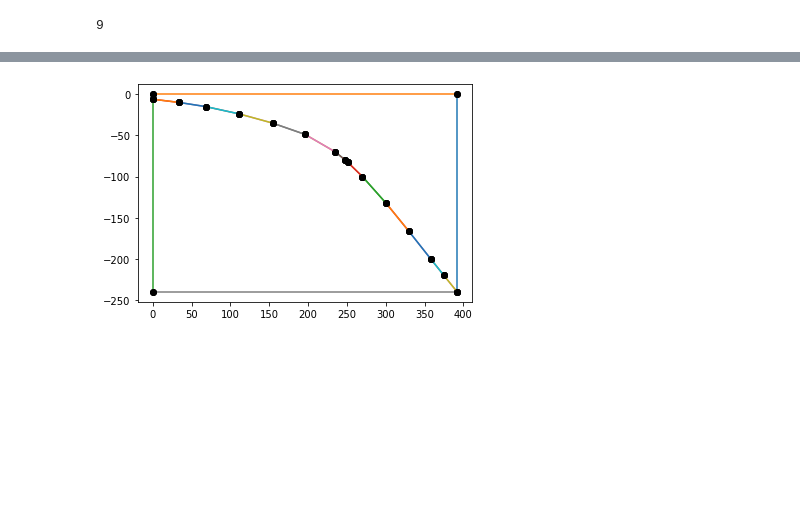
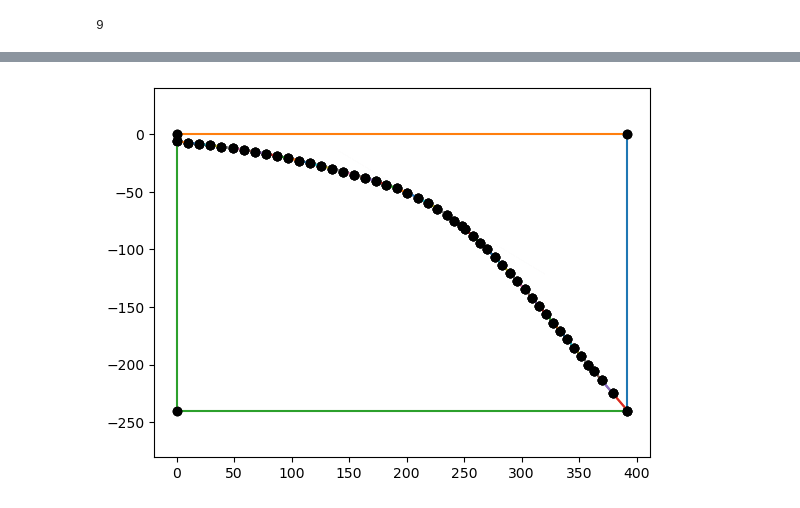
Before and after one commit to cianwilson/fenicsx_subduction, a Jupyter notebook: notebooks/ExampleGeometry.ipynb, the cells around one changed output, grey strips where cells are left out. Cells and saved outputs as stored; diff of their text form; code cells hidden in the pictures; blank space fills up the shorter version.

Commit message:
Got the mesh generation working.
Setting up a proper Alaskan example geometry.

```diff
--- a/notebooks/ExampleGeometry.ipynb
+++ b/notebooks/ExampleGeometry.ipynb
@@ -3,6 +3,8 @@ import sys, os
 sys.path.append(os.path.join(os.path.pardir, 'python'))
 # %%
 import geometry as geo
+# %%
+minres = 10.0
 # %%
 geo.SlabSpline?
 # %% [output]
@@ -12,7 +14,10 @@ File:           ~/repos/github/cianwilson/fenicsx_subduction/python/geometry.py
 Type:           type
 Subclasses:
 # %%
-slab = geo.SlabSpline([0.0, 68.2, 154.2, 235, 248, 251, 270, 358, 392], [-6, -15, -35, -70, -80, -82.5, -100, -200, -240], name="Slab")
+xs = [0.0, 68.2, 154.2, 235, 248, 251, 270, 358, 392]
+ys = [-6, -15, -35, -70, -80, -82.5, -100, -200, -240]
+res = [1*minres]*(len(xs)-1)+[3*minres]
+slab = geo.SlabSpline(xs, ys, res=res, sid=1, name="Slab")
 print(len(slab.points))
 # %% [output]
 9
@@ -19,8 +44,11 @@ print(len(slab.points))
 # %%
-geom = geo.SubductionGeometry(slab)
+geom = geo.SubductionGeometry(slab, slab_rid=1, wedge_rid=2,
+                                    slab_side_sid=2, wedge_side_sid=3, slab_base_sid=7,
+                                    wedge_base_sid=8, coast_sid=11, top_sid=12,
+                                    wedge_top_res=4*minres, slab_base_res=6*minres)
 geom.plot()
 # %% [output]
-[figure, old version]
+[figure, new version]
 # %%
 geom.update(coast_distance=260, extra_width=50)
 geom.plot()
```
Also changed, not shown: parts of 15 cells of this notebook, 2 other files.
